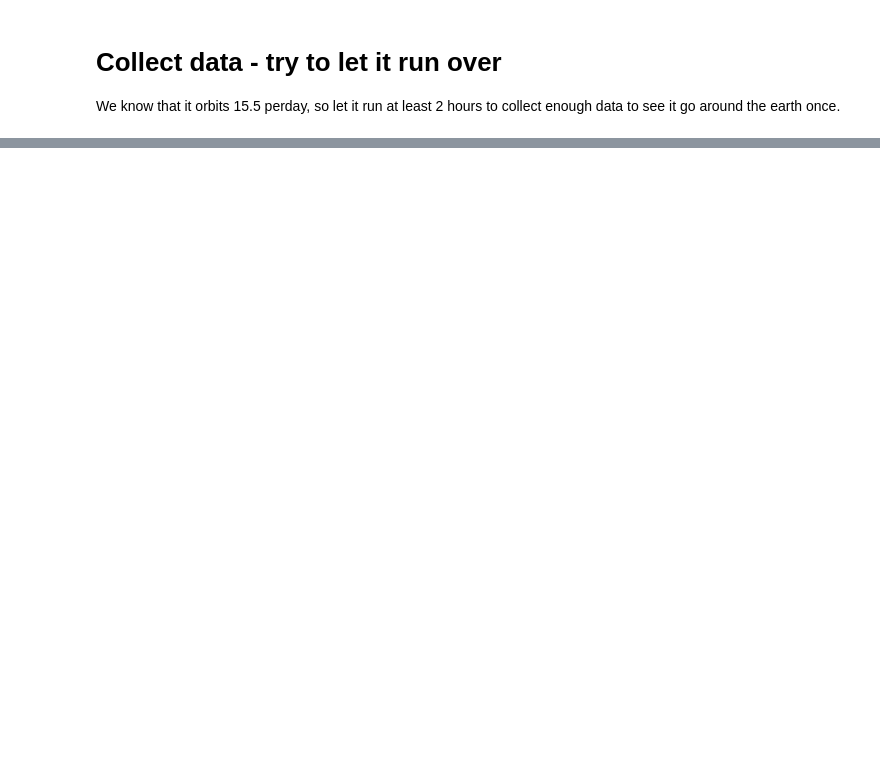
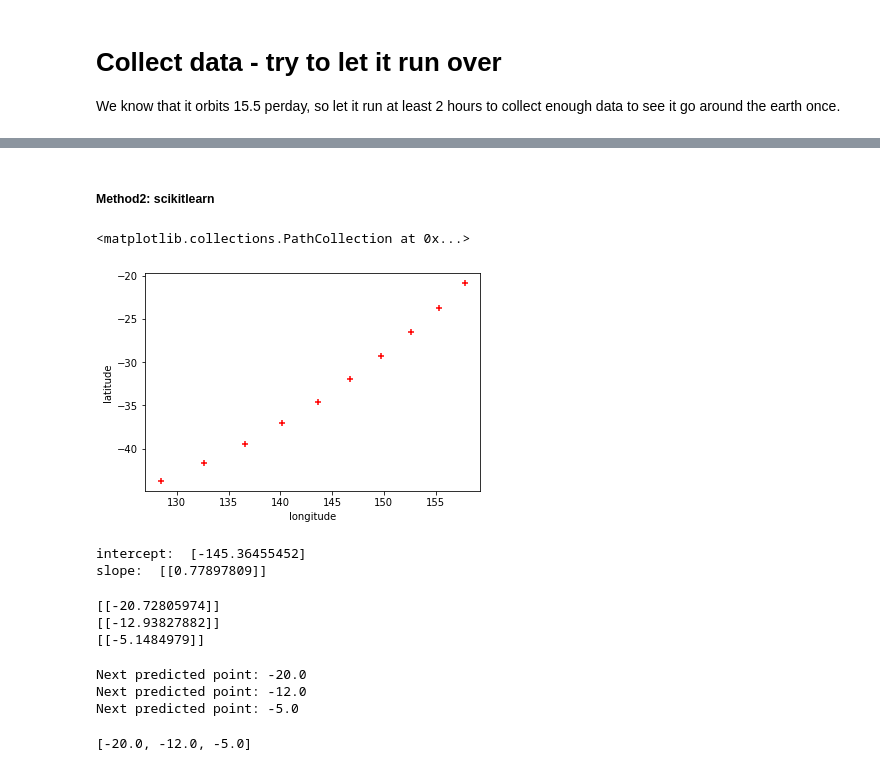
Before and after one commit to louiskimlevu/iss-prediction-webapp, a Jupyter notebook: ISS notebook.ipynb, the cells around one changed output, grey strips where cells are left out. Drawn from its saved outputs; the diff is of its cells as text; code cells hidden in the pictures; blank space fills up the shorter version.

```diff
--- a/ISS notebook.ipynb
+++ b/ISS notebook.ipynb
@@ -196,0 +285,13 @@ ConnectionError: HTTPConnectionPool(host='api.open-notify.org', port=80): Max re
+# %% [markdown]
+##### Method2: scikitlearn
+# %%
+from sklearn import linear_model
+
+# Anazlye the data
+%matplotlib inline
+plt.xlabel('longitude')
+plt.ylabel('latitude')
+plt.scatter(tmp_df['longitude'],tmp_df['latitude'],color='red',marker='+')
+# %% [output]
+<matplotlib.collections.PathCollection at 0x...>
+[figure, added]
@@ -196,0 +305,44 @@ ConnectionError: HTTPConnectionPool(host='api.open-notify.org', port=80): Max re
+# %%
+# Create a model
+model = linear_model.LinearRegression()
+# Fit the model
+model.fit(feature,label)
+print('intercept: ', model.intercept_)
+print('slope: ', model.coef_)
+# Score the model
+model.predict([[2020]])
+# %% [output]
+intercept:  [-145.36455452]
+slope:  [[0.77897809]]
+# %%
+#Predict
+print(model.predict([[160]]))
+print(model.predict([[170]]))
+print(model.predict([[180]]))
+# %% [output]
+[[-20.72805974]]
+[[-12.93827882]]
+[[-5.1484979]]
+# %%
+
+predicted_latitude=np.ceil(slope * 160 + intercept)
+
+print('Next predicted point:', predicted_latitude)
+
+predicted_latitude = np.ceil(slope * 170 + intercept)
+
+print('Next predicted point:', predicted_latitude)
+
+predicted_latitude = np.ceil(slope * 180 + intercept)
+
+print('Next predicted point:', predicted_latitude)
+
+predicted_latitude=[]
+predicted_latitude.append(np.ceil(slope * 160 + intercept))
+predicted_latitude.append(np.ceil(slope * 170 + intercept))
+predicted_latitude.append(np.ceil(slope * 180 + intercept))
+# %% [output]
+Next predicted point: -20.0
+Next predicted point: -12.0
+Next predicted point: -5.0
+[-20.0, -12.0, -5.0]
```
Also changed, not shown: parts of 32 cells of this notebook, 6 other files.
